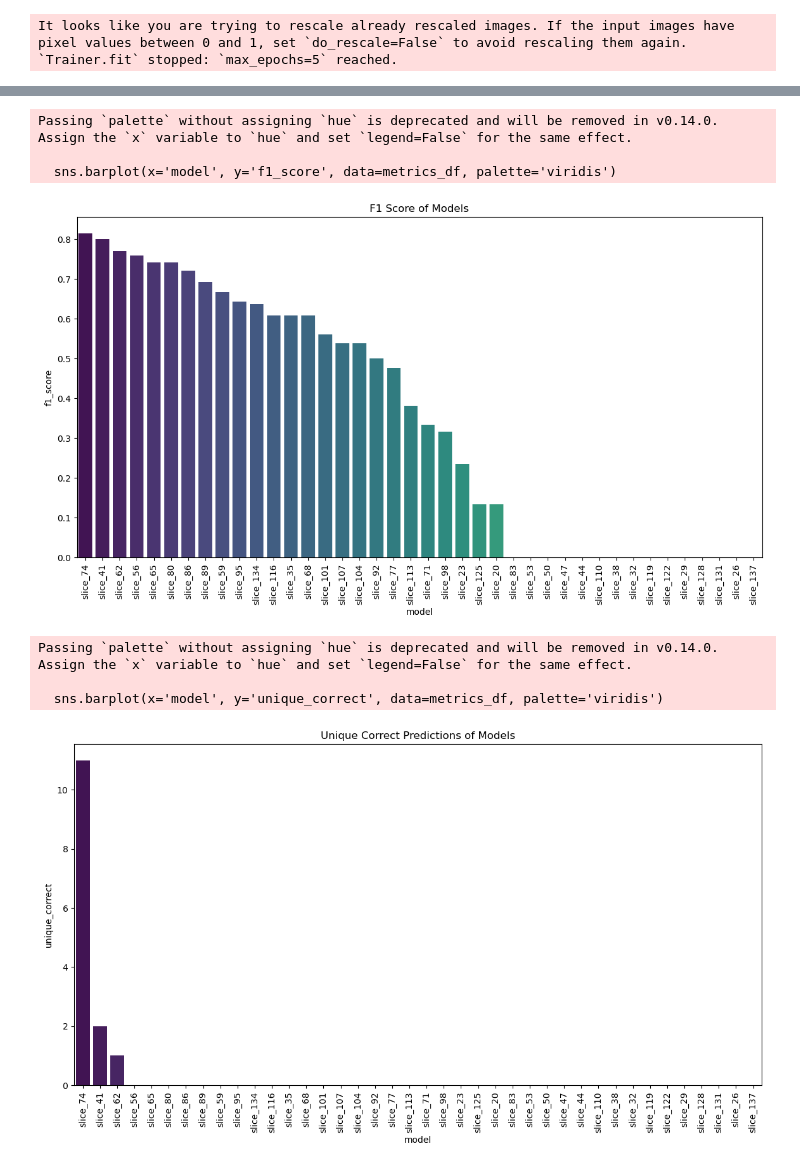
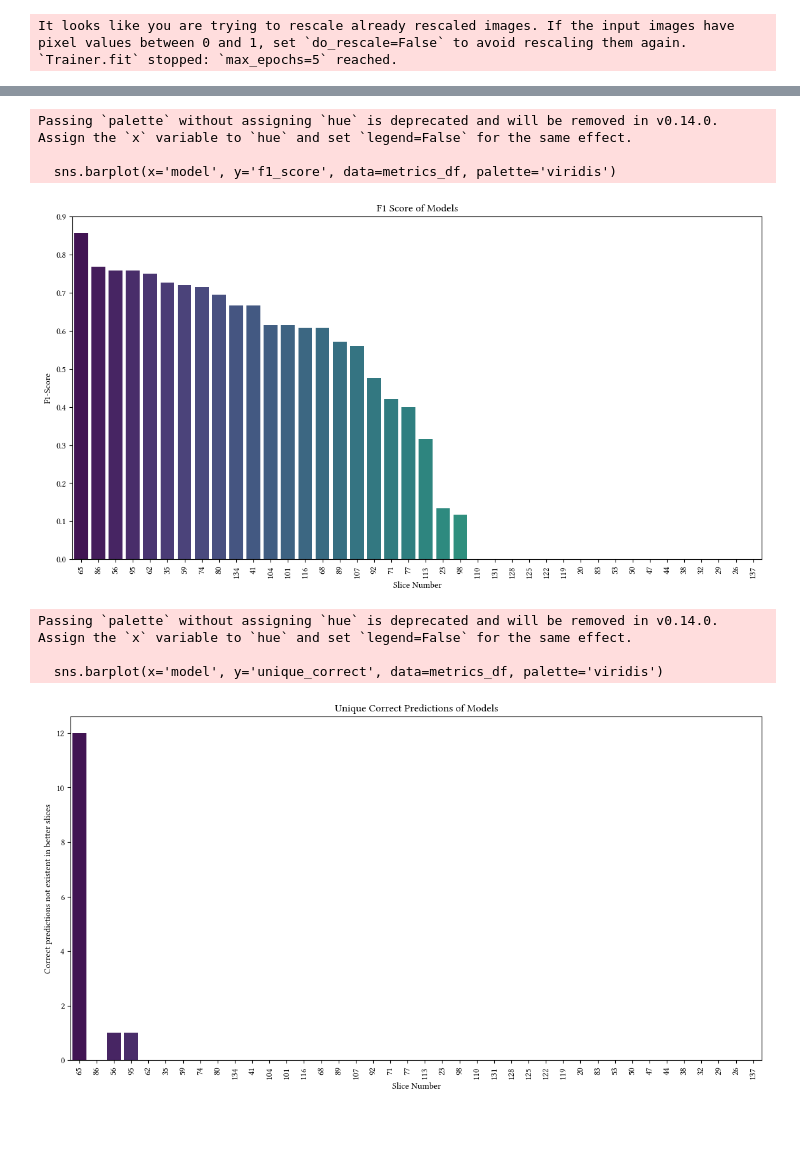
Before and after one commit to HenriSmidt/Alzheimer_Detection, a Jupyter notebook: slice_evaluation.ipynb, the cells around one changed output, grey strips where cells are left out. Drawn from its saved outputs; the diff is of its cells as text; code cells hidden in the pictures; blank space fills up the shorter version.

Commit message:
continued slice evaluation

```diff
--- a/slice_evaluation.ipynb
+++ b/slice_evaluation.ipynb
@@ -1,3 +1,12 @@
+# %%
+import matplotlib.pyplot as plt
+import matplotlib.font_manager as font_manager
+# Step 1: Register custom font with Matplotlib
+font_path = '/Users/henrismidt/Documents/Informatik/Fonts/libertinus/LibertinusSerif-Regular.otf'
+font_manager.fontManager.addfont(font_path)  # Register the font with Matplotlib
+
+# Step 2: Update Matplotlib's RC settings to use font by default
+plt.rcParams['font.family'] = 'Libertinus Serif'
 # %%
 from utils import LoginCredentials
 import wandb
@@ -683,24 +688,30 @@ import seaborn as sns
 
 # Assuming df is the DataFrame with the data
 # Step 1: Preprocess the Data
+df = df_loaded
 df['new_labels'] = df['labels'].apply(lambda x: 1 if x in [1, 2] else 0)
 
 # Step 2: Evaluate Model Performance
 metrics = []
-slice_columns = [col for col in df.columns if col.startswith('slice_')]
+slice_columns = [col for col in df.columns if col.endswith('_mean')]
 
 for col in slice_columns:
-    accuracy = accuracy_score(df['new_labels'], df[col])
-    precision = precision_score(df['new_labels'], df[col], zero_division=0)
-    recall = recall_score(df['new_labels'], df[col], zero_division=0)
-    f1 = f1_score(df['new_labels'], df[col], zero_division=0)
+    # Convert mean predictions to binary using 0.5 as threshold
+    binary_predictions = (df[col] > 0.5).astype(int)
 
+    accuracy = accuracy_score(df['new_labels'], binary_predictions)
+    precision = precision_score(df['new_labels'], binary_predictions, zero_division=0)
+    recall = recall_score(df['new_labels'], binary_predictions, zero_division=0)
+    f1 = f1_score(df['new_labels'], binary_predictions, zero_division=0)
+
+    slice_number = col.split('_')[1]
     metrics.append({
-        'model': col,
+        'model': slice_number,
         'accuracy': accuracy,
         'precision': precision,
         'recall': recall,
-        'f1_score': f1
+        'f1_score': f1,
+        'std_dev': df[f'slice_{slice_number}_std'].mean()
     })
 
 # Convert to DataFrame
@@ -714,39 +725,42 @@ unique_correct = []
 all_correct_predictions = np.zeros(df.shape[0], dtype=bool)
 
 for index, row in metrics_df.iterrows():
-    model_predictions = df[row['model']].astype(bool)
+    model_predictions = (df[f'slice_{row["model"]}_mean'] > 0.5).astype(bool)
     correct_predictions = (df['new_labels'] == model_predictions) & (df['new_labels'] == 1)
     unique_correct_predictions = correct_predictions & (~all_correct_predictions)
     unique_correct_count = unique_correct_predictions.sum()
     unique_correct.append(unique_correct_count)
 
     # Update the all correct predictions
     all_correct_predictions |= correct_predictions
 
 metrics_df['unique_correct'] = unique_correct
 
 # Step 4: Visualization
 plt.figure(figsize=(14, 7))
 sns.barplot(x='model', y='f1_score', data=metrics_df, palette='viridis')
 plt.title('F1 Score of Models')
 plt.xticks(rotation=90)
+plt.ylabel('F1-Score')
+plt.xlabel('Slice Number')
 plt.show()
 
 plt.figure(figsize=(14, 7))
 sns.barplot(x='model', y='unique_correct', data=metrics_df, palette='viridis')
 plt.title('Unique Correct Predictions of Models')
 plt.xticks(rotation=90)
+plt.ylabel('Correct predictions not existent in better slices')
+plt.xlabel('Slice Number')
 plt.show()
-
 
 # Display the metrics dataframe
 metrics_df
 # %% [output]
 Passing `palette` without assigning `hue` is deprecated and will be removed in v0.14.0. Assign the `x` variable to `hue` and set `legend=False` for the same effect.
 
   sns.barplot(x='model', y='f1_score', data=metrics_df, palette='viridis')
-[figure, old version]
+[figure, new version]
 Passing `palette` without assigning `hue` is deprecated and will be removed in v0.14.0. Assign the `x` variable to `hue` and set `legend=False` for the same effect.
 
   sns.barplot(x='model', y='unique_correct', data=metrics_df, palette='viridis')
-[figure, old version]
+[figure, new version]
```
Also changed, not shown: parts of 10 cells of this notebook, 3 other files.
